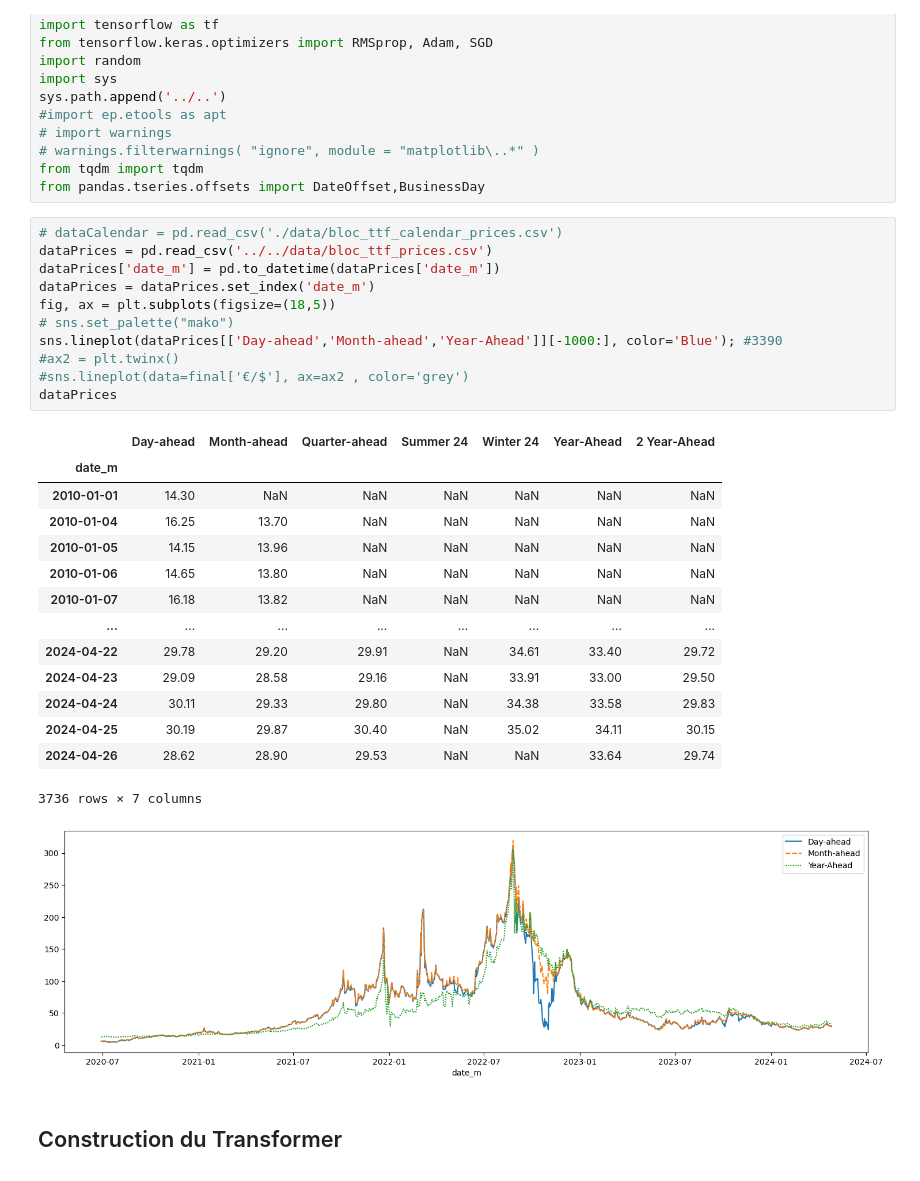
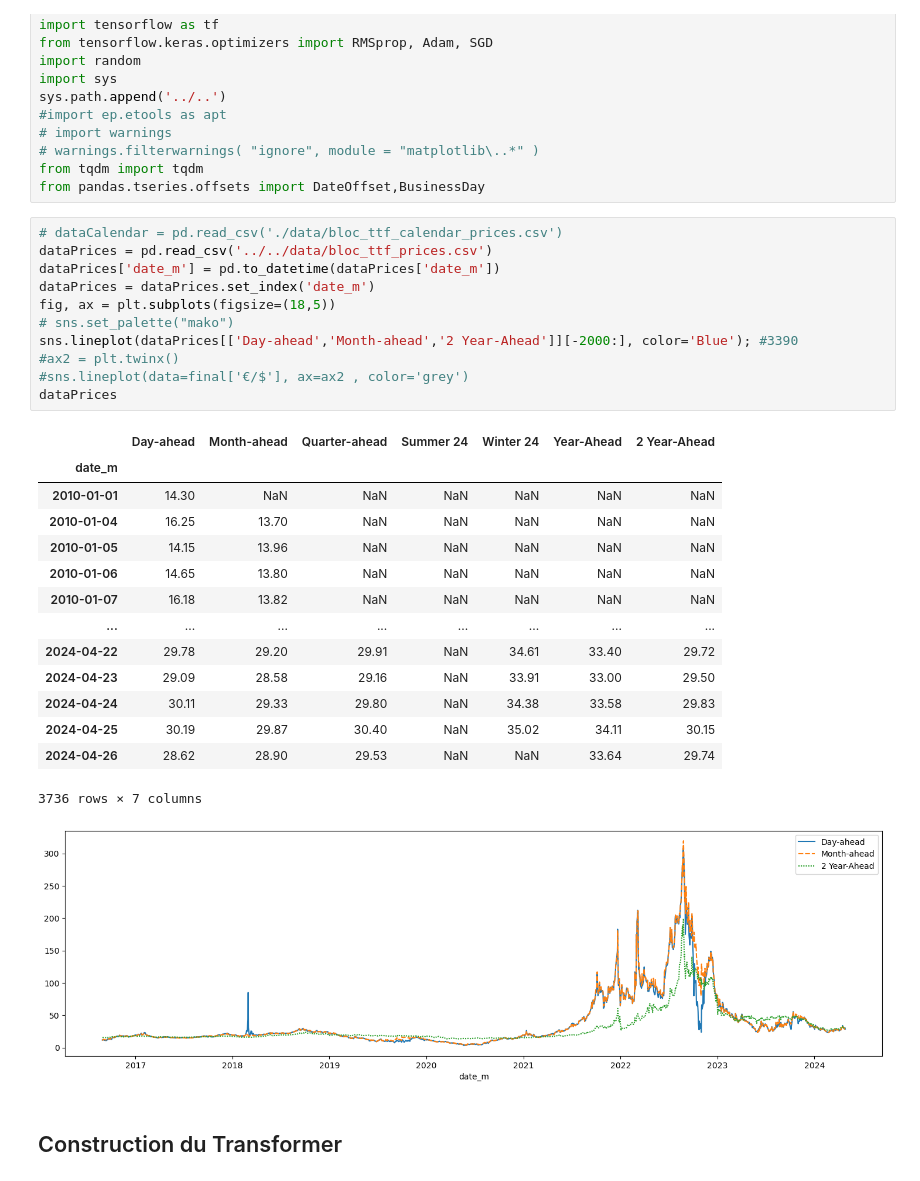
Before and after one commit to e-coucou/Machine-Learning, a Jupyter notebook: 1-Projet/Achats/ep/Gas-Transformer/gas-model 001.ipynb, the cells around one changed output. Drawn from its saved outputs; the diff is of its cells as text.

```diff
--- a/1-Projet/Achats/ep/Gas-Transformer/gas-model 001.ipynb
+++ b/1-Projet/Achats/ep/Gas-Transformer/gas-model 001.ipynb
@@ -26,30 +26,30 @@ from pandas.tseries.offsets import DateOffset,BusinessDay
 # %%
 # dataCalendar = pd.read_csv('./data/bloc_ttf_calendar_prices.csv')
 dataPrices = pd.read_csv('../../data/bloc_ttf_prices.csv')
 dataPrices['date_m'] = pd.to_datetime(dataPrices['date_m'])
 dataPrices = dataPrices.set_index('date_m')
 fig, ax = plt.subplots(figsize=(18,5))
 # sns.set_palette("mako")
-sns.lineplot(dataPrices[['Day-ahead','Month-ahead','Year-Ahead']][-1000:], color='Blue'); #3390
+sns.lineplot(dataPrices[['Day-ahead','Month-ahead','2 Year-Ahead']][-2000:], color='Blue'); #3390
 #ax2 = plt.twinx()
 #sns.lineplot(data=final['€/$'], ax=ax2 , color='grey')
 dataPrices
 # %% [output]
 |  | Day-ahead | Month-ahead | Quarter-ahead | Summer 24 | Winter 24 | Year-Ahead | 2 Year-Ahead |
 | date_m |  |  |  |  |  |  |  |
 | 2010-01-01 | 14.30 | NaN | NaN | NaN | NaN | NaN | NaN |
 | 2010-01-04 | 16.25 | 13.70 | NaN | NaN | NaN | NaN | NaN |
 | 2010-01-05 | 14.15 | 13.96 | NaN | NaN | NaN | NaN | NaN |
 | 2010-01-06 | 14.65 | 13.80 | NaN | NaN | NaN | NaN | NaN |
 | 2010-01-07 | 16.18 | 13.82 | NaN | NaN | NaN | NaN | NaN |
 | ... | ... | ... | ... | ... | ... | ... | ... |
 | 2024-04-22 | 29.78 | 29.20 | 29.91 | NaN | 34.61 | 33.40 | 29.72 |
 | 2024-04-23 | 29.09 | 28.58 | 29.16 | NaN | 33.91 | 33.00 | 29.50 |
 | 2024-04-24 | 30.11 | 29.33 | 29.80 | NaN | 34.38 | 33.58 | 29.83 |
 | 2024-04-25 | 30.19 | 29.87 | 30.40 | NaN | 35.02 | 34.11 | 30.15 |
 | 2024-04-26 | 28.62 | 28.90 | 29.53 | NaN | NaN | 33.64 | 29.74 |
 3736 rows × 7 columns
-[figure, old version]
+[figure, new version]
 # %% [markdown]
 ## Construction du Transformer
 # %% [markdown]
```
Also changed, not shown: 41 other files.
